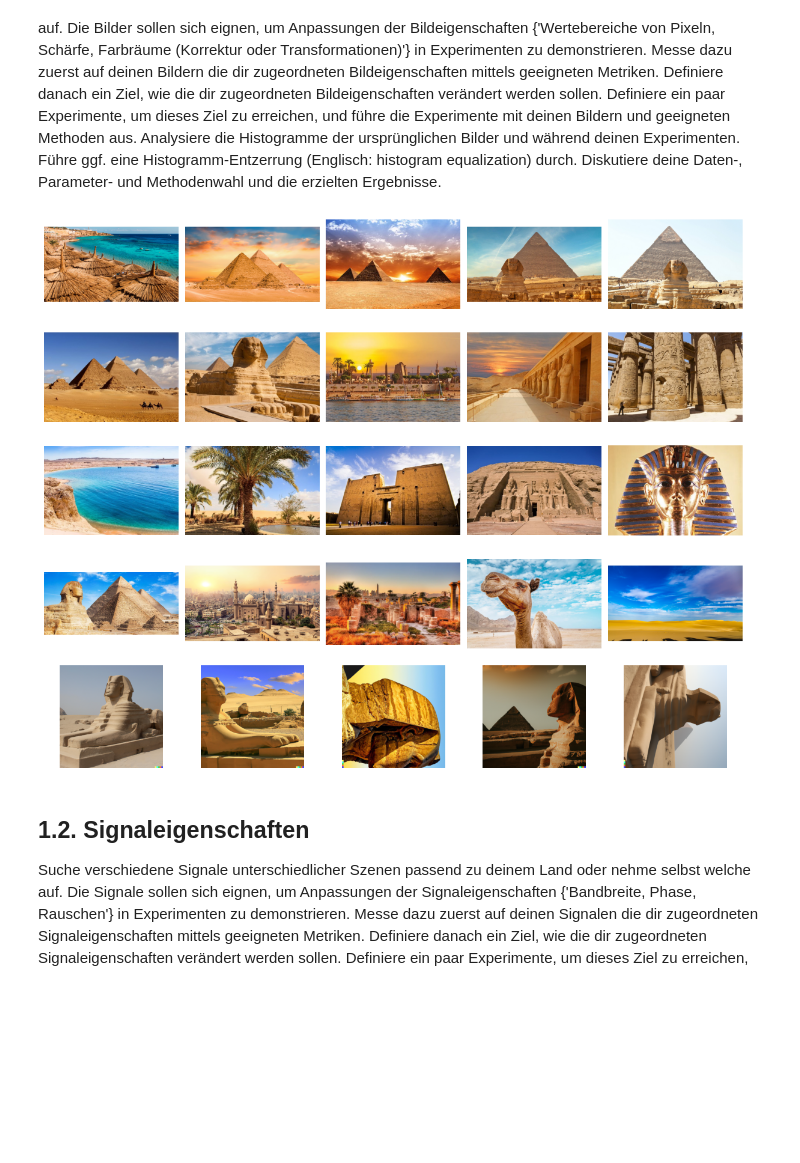
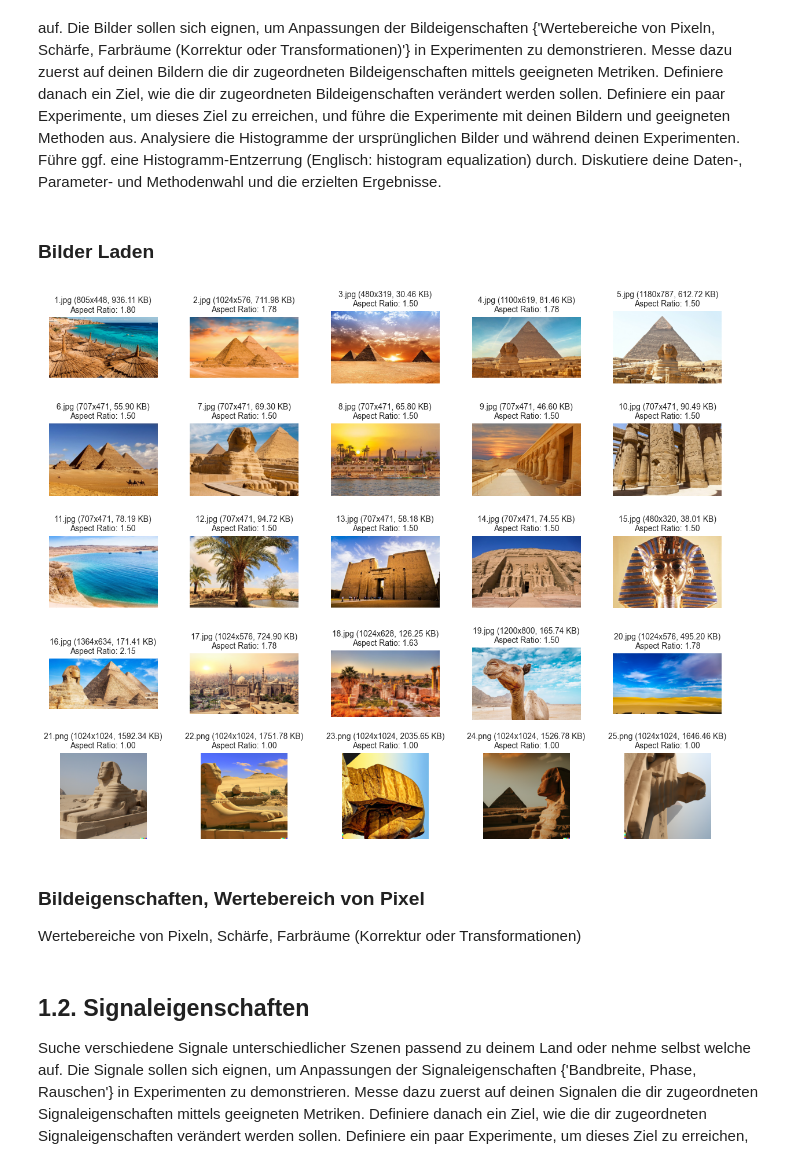
Before and after one commit to 7ben18/fhnw-gbsv-Grundlagen-der-Bild-und-Signalverarbeitung, a Jupyter notebook: mini-challenge1/gbsv-mc1-ben.ipynb, the cells around one changed output. Cells and saved outputs as stored; diff of their text form; code cells hidden in the pictures; blank space fills up the shorter version.

Commit message:
read data images and plot them

```diff
--- a/mini-challenge1/gbsv-mc1-ben.ipynb
+++ b/mini-challenge1/gbsv-mc1-ben.ipynb
@@ -26,30 +27,63 @@ from PIL import Image
+# %% [markdown]
+### Bilder Laden
 # %%
+import os
+import matplotlib.pyplot as plt
+import seaborn as sns
+from PIL import Image
+
 # List of picture filenames
 dateinamen = ["1.jpg", "2.jpg", "3.jpg", "4.jpg", "5.jpg", "6.jpg", "7.jpg", "8.jpg", "9.jpg", "10.jpg", "11.jpg", "12.jpg", "13.jpg", "14.jpg", "15.jpg", "16.jpg", "17.jpg", "18.jpg", "19.jpg", "20.jpg", "21.png", "22.png", "23.png", "24.png", "25.png"]
 
-# Create a 4x5 grid for the subplots
+# Create a list to store the images
+images = []
+
+# Loop through the filenames and read and store the images in the list
+for dateiname in dateinamen:
+    # Read the image using PIL
+    image = Image.open(f"data/{dateiname}")
+    images.append(image)
+
+# Create a 5x5 grid for the subplots
 fig, axes = plt.subplots(5, 5, figsize=(15, 12))
 
-# Loop through the filenames and display images
-for i, dateiname in enumerate(dateinamen):
-    # Read the JPG image using PIL
-    image = Image.open(f"data/{dateiname}")
+# Loop through the images and display them with titles
+for i, image in enumerate(images):
+    # Get image size in pixels
+    width, height = image.size
+
+    # Get file size in kilobytes
+    file_size_kb = os.path.getsize(f"data/{dateinamen[i]}") / 1024
+
+    # Calculate aspect ratio
+    aspect_ratio = width / height
 
     # Choose the appropriate subplot for the current image
     ax = axes[i // 5, i % 5]
 
     # Display the image on the subplot
     ax.imshow(image)
     ax.axis('off')  # Turn off axis labels
 
+    # Create a title with file name, resolution, and file size
+    title = f"{dateinamen[i]} ({width}x{height}, {file_size_kb:.2f} KB)"
+
+    # Add the aspect ratio on a new line below the title
+    title += f"\nAspect Ratio: {aspect_ratio:.2f}"
+    ax.set_title(title, fontsize=10)
+
 # Adjust spacing between subplots
-plt.subplots_adjust(wspace=0.05, hspace=0.1)
+plt.subplots_adjust(wspace=0.3, hspace=0.3)
 
 # Set Seaborn style
 sns.set_style("whitegrid")
 
 # Show the plot
 plt.show()
 # %% [output]
-[figure, old version]
+[figure, new version]
+# %% [markdown]
+### Bildeigenschaften, Wertebereich von Pixel
+
+Wertebereiche von Pixeln, Schärfe, Farbräume (Korrektur oder Transformationen)
 # %%
```
Also changed, not shown: parts of 2 cells of this notebook.
